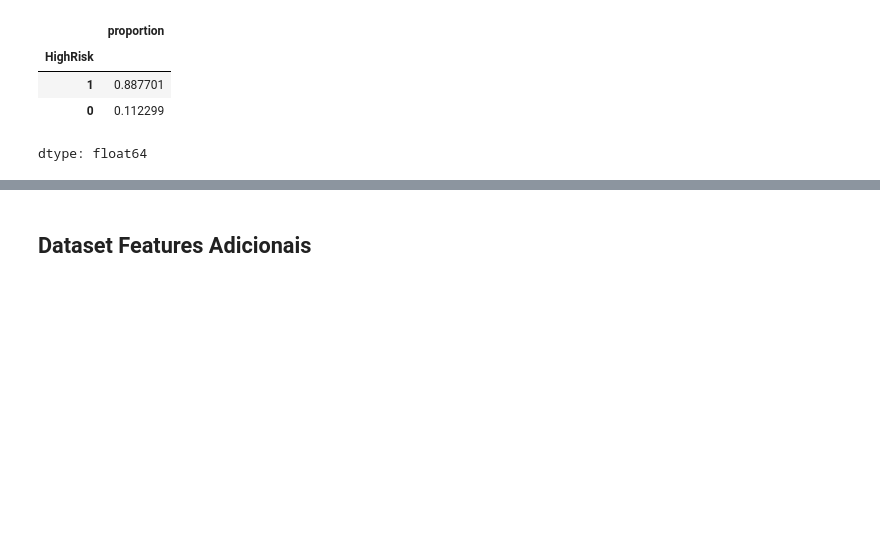
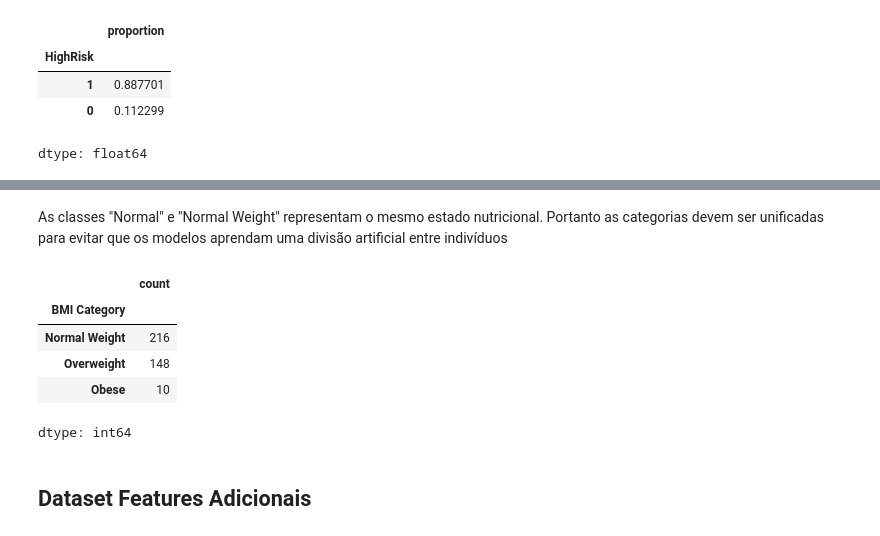
Before and after one commit to gabrielbelo2007/CardiopatiaModel, a Jupyter notebook: EDA_SleepHealth.ipynb, the cells around one changed output, grey strips where cells are left out. Cells and saved outputs as stored; diff of their text form; code cells hidden in the pictures; blank space fills up the shorter version.

```diff
--- a/EDA_SleepHealth.ipynb
+++ b/EDA_SleepHealth.ipynb
@@ -155,3 +167,18 @@ dtype: float64
+# %% [markdown]
+As classes "Normal" e "Normal Weight" representam o mesmo estado nutricional. Portanto as categorias devem ser unificadas para evitar que os modelos aprendam uma divisão artificial entre indivíduos
+# %%
+# Unificação semântica das categorias de IMC
+df_clean["BMI Category"] = df_clean["BMI Category"].replace(
+    {"Normal": "Normal Weight"}
+)
+df_clean["BMI Category"].value_counts()
+# %% [output]
+|  | count |
+| BMI Category |  |
+| Normal Weight | 216 |
+| Overweight | 148 |
+| Obese | 10 |
+dtype: int64
 # %% [markdown]
 ## Dataset Features Adicionais
 # %%
```
Also changed, not shown: parts of 2 cells of this notebook.
